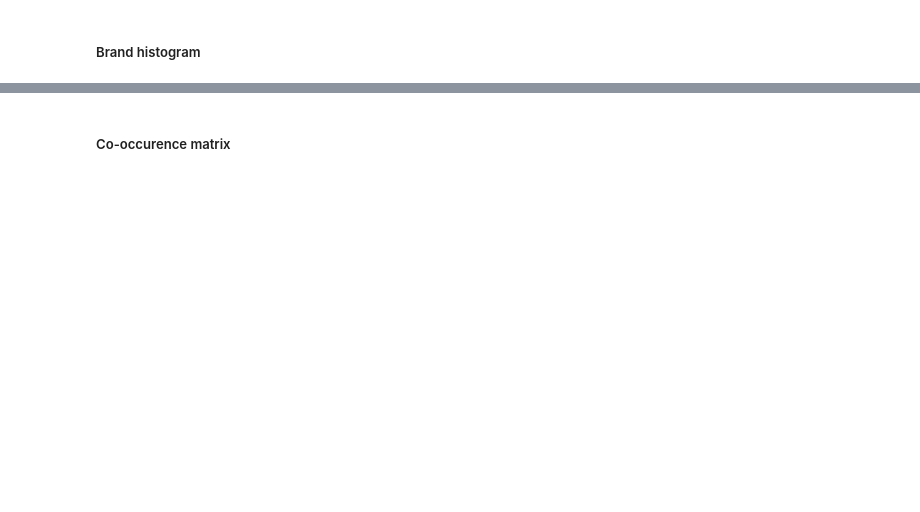
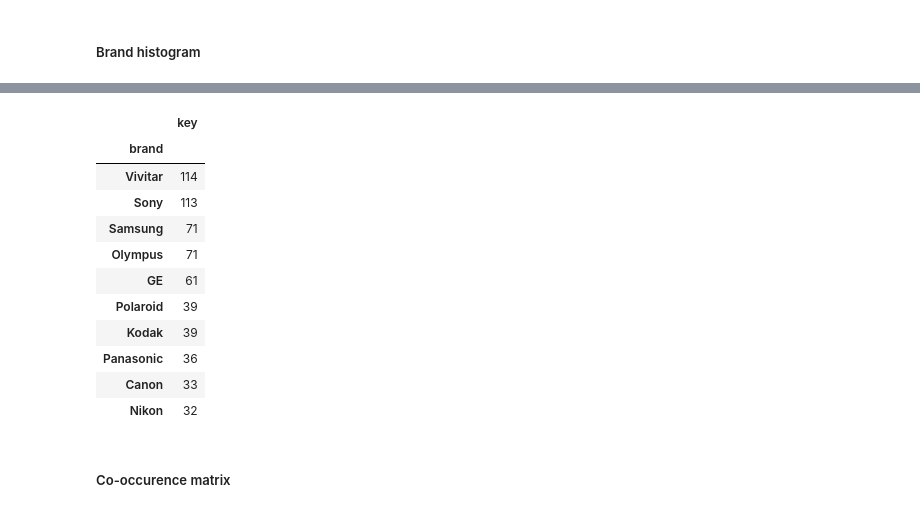
Before and after one commit to tarmeens/ada-homework, a Jupyter notebook: project/Brand analysis.ipynb, the cells around one changed output, grey strips where cells are left out. Saved outputs shown, nothing was run; the diff lists cells and outputs as text; code cells hidden in the pictures; blank space fills up the shorter version.

```diff
--- a/project/Brand analysis.ipynb
+++ b/project/Brand analysis.ipynb
@@ -224,3 +312,18 @@ plt.show()
+# %%
+res_group.sort_values(by = 'key', ascending=False).head(10)
+# %% [output]
+|  | key |
+| brand |  |
+| Vivitar | 114 |
+| Sony | 113 |
+| Samsung | 71 |
+| Olympus | 71 |
+| GE | 61 |
+| Polaroid | 39 |
+| Kodak | 39 |
+| Panasonic | 36 |
+| Canon | 33 |
+| Nikon | 32 |
 # %% [markdown]
 ##### Co-occurence matrix
 # %%
```
Also changed, not shown: parts of 20 cells of this notebook.
